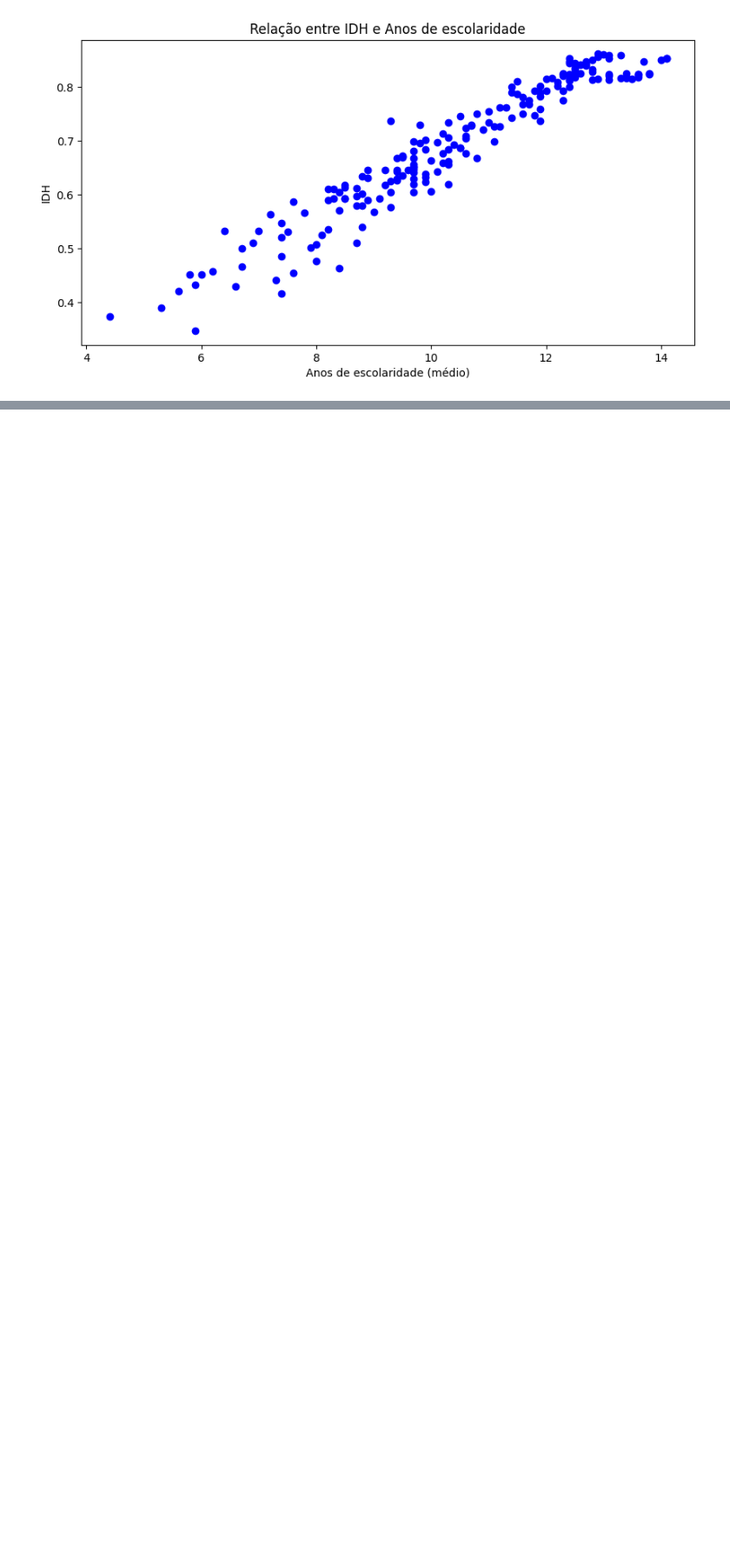
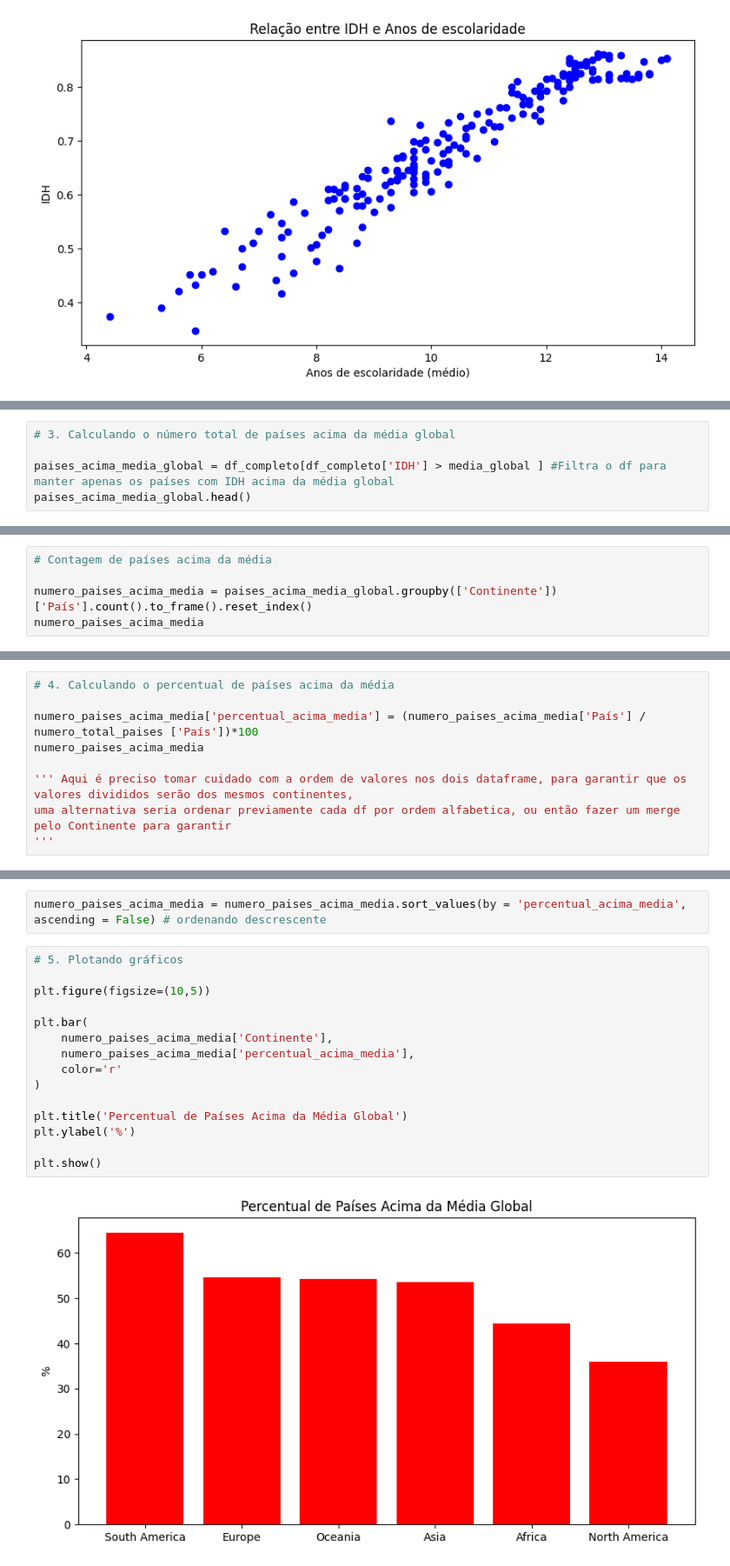
Before and after one commit to amanda-nasc/Ada-e-Artemisia_Dados, a Jupyter notebook: 01 Módulo/analise.ipynb, the cells around one changed output, grey strips where cells are left out. Shown at 87% size. Drawn from its saved outputs; the diff is of its cells as text; blank space fills up the shorter version.

```diff
--- a/01 Módulo/analise.ipynb
+++ b/01 Módulo/analise.ipynb
@@ -355,0 +446,5 @@ plt.show()
+# %%
+# 3. Calculando o número total de países acima da média global
+
+paises_acima_media_global = df_completo[df_completo['IDH'] > media_global ] #Filtra o df para manter apenas os países com IDH acima da média global
+paises_acima_media_global.head()
@@ -355,0 +458,5 @@ plt.show()
+# %%
+# Contagem de países acima da média
+
+numero_paises_acima_media = paises_acima_media_global.groupby(['Continente'])['País'].count().to_frame().reset_index()
+numero_paises_acima_media
@@ -355,0 +471,9 @@ plt.show()
+# %%
+# 4. Calculando o percentual de países acima da média
+
+numero_paises_acima_media['percentual_acima_media'] = (numero_paises_acima_media['País'] / numero_total_paises ['País'])*100
+numero_paises_acima_media
+
+''' Aqui é preciso tomar cuidado com a ordem de valores nos dois dataframe, para garantir que os valores divididos serão dos mesmos continentes,
+uma alternativa seria ordenar previamente cada df por ordem alfabetica, ou então fazer um merge pelo Continente para garantir
+'''
@@ -355,0 +482,19 @@ plt.show()
+# %%
+numero_paises_acima_media = numero_paises_acima_media.sort_values(by = 'percentual_acima_media', ascending = False) # ordenando descrescente
+# %%
+# 5. Plotando gráficos
+
+plt.figure(figsize=(10,5))
+
+plt.bar(
+    numero_paises_acima_media['Continente'],
+    numero_paises_acima_media['percentual_acima_media'],
+    color='r'
+)
+
+plt.title('Percentual de Países Acima da Média Global')
+plt.ylabel('%')
+
+plt.show()
+# %% [output]
+[figure, added]
```
Also changed, not shown: parts of 13 cells of this notebook.
